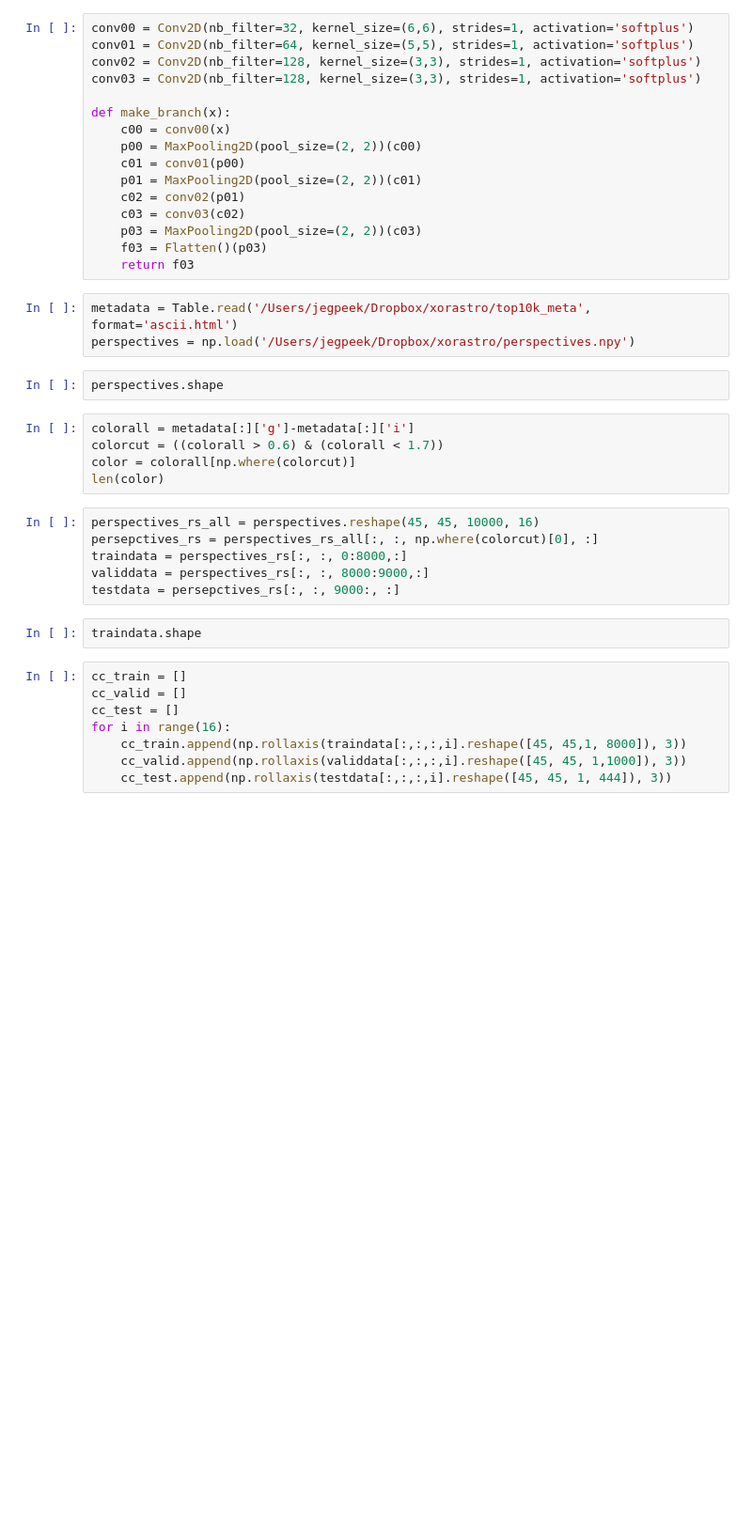
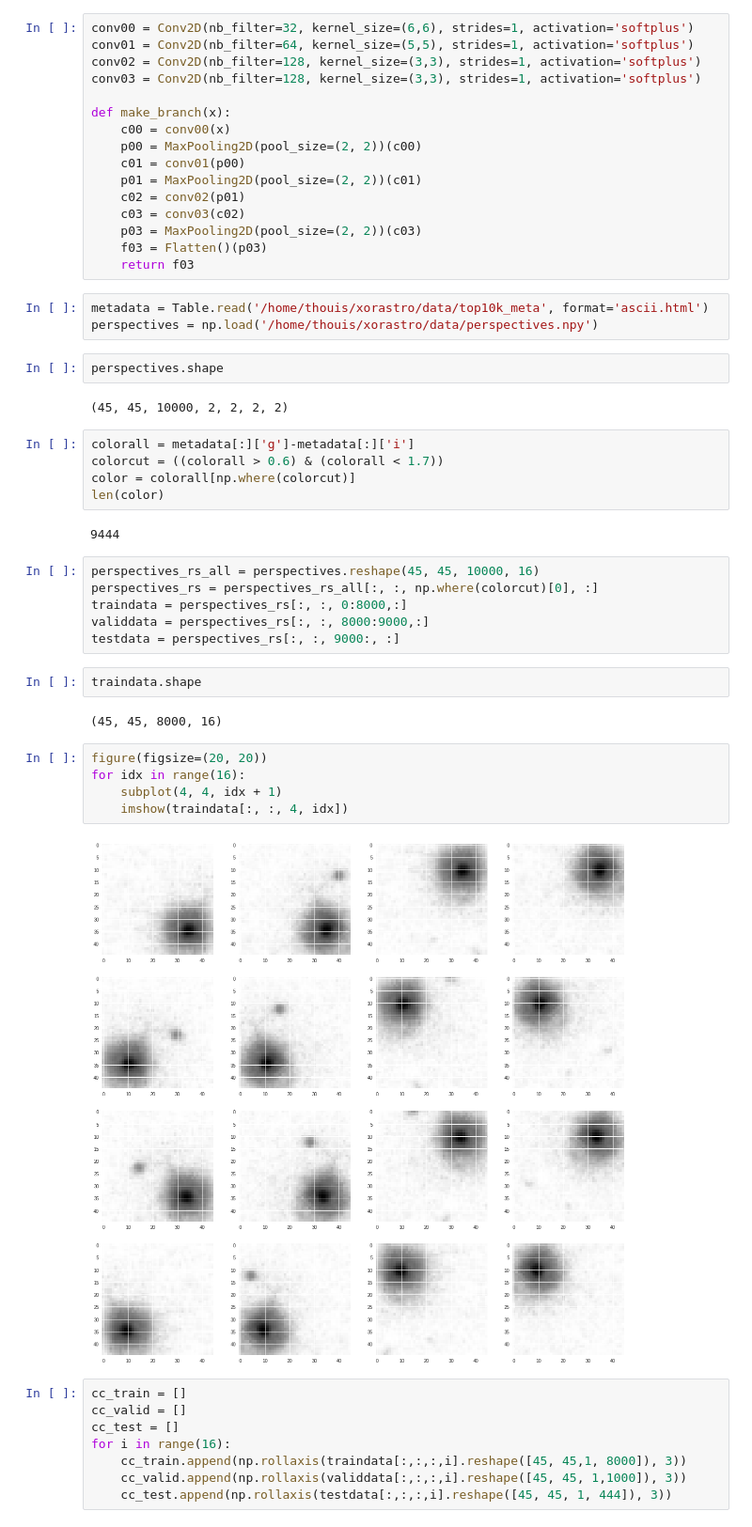
Before and after one commit to jegpeek/xorastro, a Jupyter notebook: galnet.ipynb, the cells around one changed output. Shown at 94% size. Saved outputs shown, nothing was run; the diff lists cells and outputs as text; blank space fills up the shorter version.

```diff
--- a/galnet.ipynb
+++ b/galnet.ipynb
@@ -54,23 +61,36 @@ def make_branch(x):
     f03 = Flatten()(p03)
     return f03
 # %%
-metadata = Table.read('/Users/jegpeek/Dropbox/xorastro/top10k_meta', format='ascii.html')
-perspectives = np.load('/Users/jegpeek/Dropbox/xorastro/perspectives.npy')
+metadata = Table.read('/home/thouis/xorastro/data/top10k_meta', format='ascii.html')
+perspectives = np.load('/home/thouis/xorastro/data/perspectives.npy')
 # %%
 perspectives.shape
+# %% [output]
+(45, 45, 10000, 2, 2, 2, 2)
 # %%
 colorall = metadata[:]['g']-metadata[:]['i']
 colorcut = ((colorall > 0.6) & (colorall < 1.7))
 color = colorall[np.where(colorcut)]
 len(color)
+# %% [output]
+9444
 # %%
 perspectives_rs_all = perspectives.reshape(45, 45, 10000, 16)
-persepctives_rs = perspectives_rs_all[:, :, np.where(colorcut)[0], :]
+perspectives_rs = perspectives_rs_all[:, :, np.where(colorcut)[0], :]
 traindata = perspectives_rs[:, :, 0:8000,:]
 validdata = perspectives_rs[:, :, 8000:9000,:]
-testdata = persepctives_rs[:, :, 9000:, :]
+testdata = perspectives_rs[:, :, 9000:, :]
 # %%
 traindata.shape
+# %% [output]
+(45, 45, 8000, 16)
+# %%
+figure(figsize=(20, 20))
+for idx in range(16):
+    subplot(4, 4, idx + 1)
+    imshow(traindata[:, :, 4, idx])
+# %% [output]
+[figure, added]
 # %%
 cc_train = []
 cc_valid = []
```
Also changed, not shown: parts of 8 cells of this notebook.
